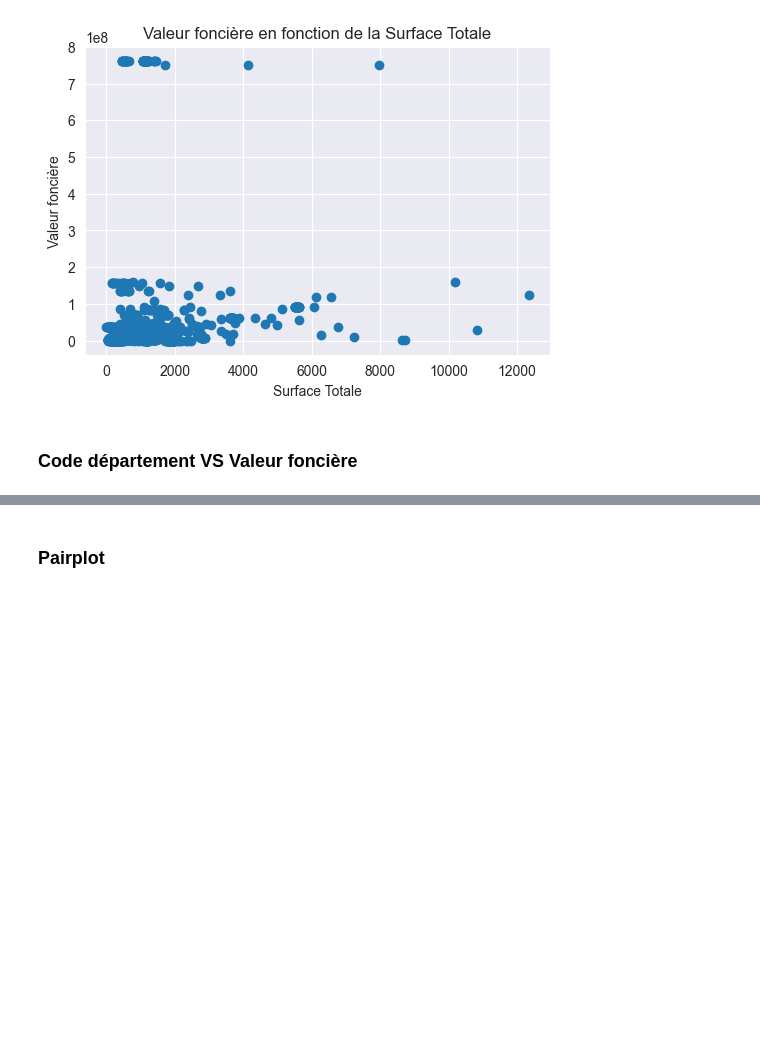
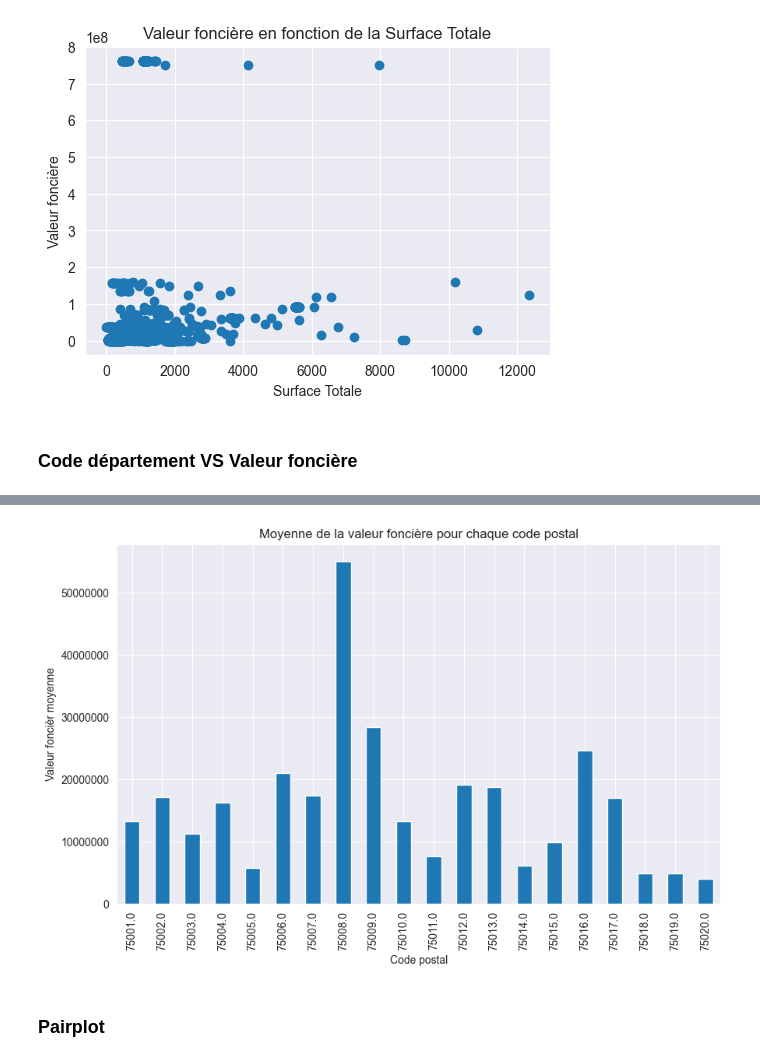
Before and after one commit to Skrinox/Analyses_des_Donnees_DVF, a Jupyter notebook: Analyses_DVF.ipynb, the cells around one changed output, grey strips where cells are left out. Saved outputs shown, nothing was run; the diff lists cells and outputs as text; code cells hidden in the pictures; blank space fills up the shorter version.

```diff
--- a/Analyses_DVF.ipynb
+++ b/Analyses_DVF.ipynb
@@ -289,0 +289,5 @@ plt.show()
+# %%
+# Suppression des valeurs extrêmes
+df1_cleaned_without_extrem = df1_cleaned[df1_cleaned['Valeur fonciere'] < 700000000]
+means_valeur_fonciere_without_extrem = df1_cleaned_without_extrem.groupby('Code postal')['Valeur fonciere'].mean()
+means_valeur_fonciere_without_extrem
@@ -290,3 +312,12 @@ plt.show()
+# %%
+plt.figure(figsize=(10, 6))
+means_valeur_fonciere_without_extrem.plot(kind='bar')
+plt.xlabel('Code postal')
+plt.ylabel('Valeur foncièr moyenne')
+plt.title('Moyenne de la valeur foncière pour chaque code postal')
+plt.show()
+# %% [output]
+[figure, added]
 # %% [markdown]
 ### Pairplot
 # %%
```
Also changed, not shown: parts of 36 cells of this notebook, 2 other files.
